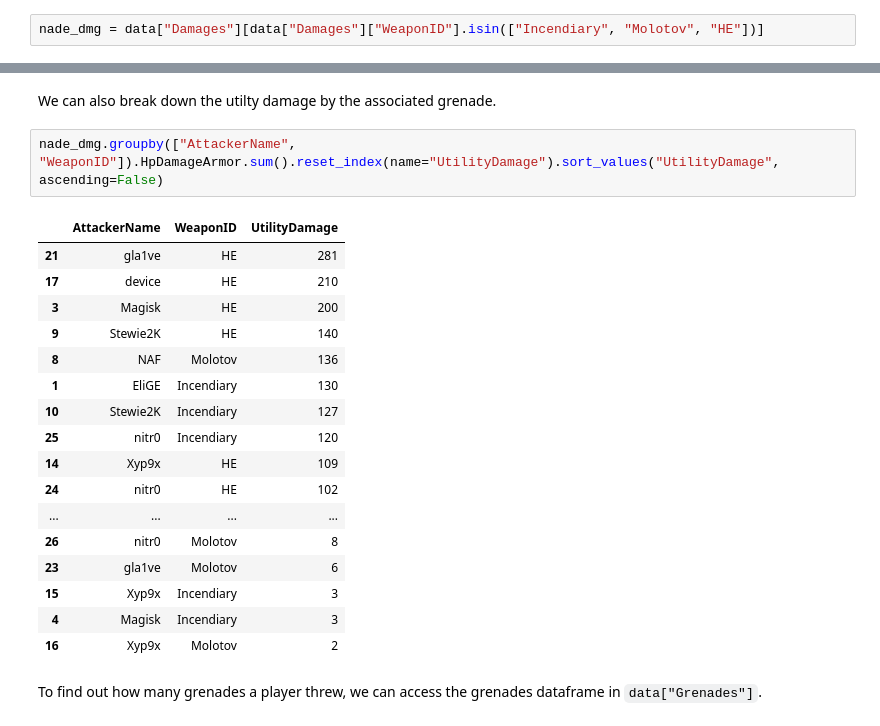
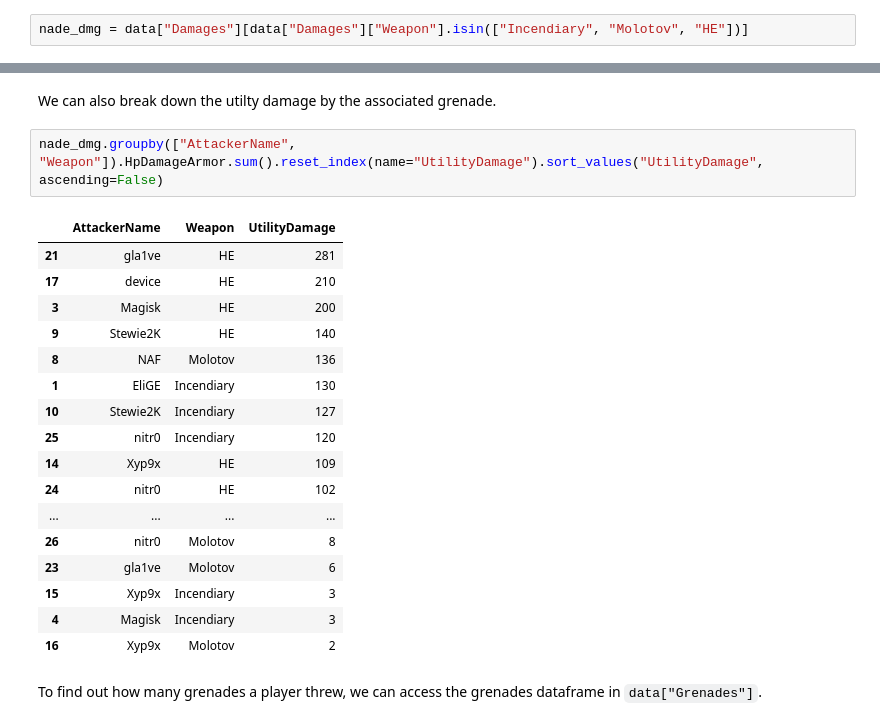
Before and after one commit to pnxenopoulos/awpy, a Jupyter notebook: examples/01_Basic_statistical_analysis.ipynb, the cells around one changed output, grey strips where cells are left out. Saved outputs shown, nothing was run; the diff lists cells and outputs as text.

```diff
--- a/examples/01_Basic_statistical_analysis.ipynb
+++ b/examples/01_Basic_statistical_analysis.ipynb
@@ -141,7 +141,7 @@ array(['Glock', 'USP', 'HE', 'Molotov', 'Deagle', 'AK47', 'Galil',
        'Mac10', 'AWP', 'P2000', 'Famas', 'FiveSeven', 'P250', 'UMP',
        'Knife', 'Smoke'], dtype=object)
 # %%
-nade_dmg = data["Damages"][data["Damages"]["WeaponID"].isin(["Incendiary", "Molotov", "HE"])]
+nade_dmg = data["Damages"][data["Damages"]["Weapon"].isin(["Incendiary", "Molotov", "HE"])]
 # %%
 nade_dmg_df = nade_dmg.groupby("AttackerName").HpDamageArmor.sum().reset_index(name="UtilityDamage").sort_values("UtilityDamage", ascending=False)
 nade_dmg_df.columns = ["PlayerName", "UtilityDamage"]
@@ -161,9 +161,9 @@ nade_dmg_df
 # %% [markdown]
 We can also break down the utilty damage by the associated grenade.
 # %%
-nade_dmg.groupby(["AttackerName", "WeaponID"]).HpDamageArmor.sum().reset_index(name="UtilityDamage").sort_values("UtilityDamage", ascending=False)
+nade_dmg.groupby(["AttackerName", "Weapon"]).HpDamageArmor.sum().reset_index(name="UtilityDamage").sort_values("UtilityDamage", ascending=False)
 # %% [output]
-|  | AttackerName | WeaponID | UtilityDamage |
+|  | AttackerName | Weapon | UtilityDamage |
 | 21 | gla1ve | HE | 281 |
 | 17 | device | HE | 210 |
 | 3 | Magisk | HE | 200 |
```
Also changed, not shown: parts of 3 cells of this notebook, 1 other file.
